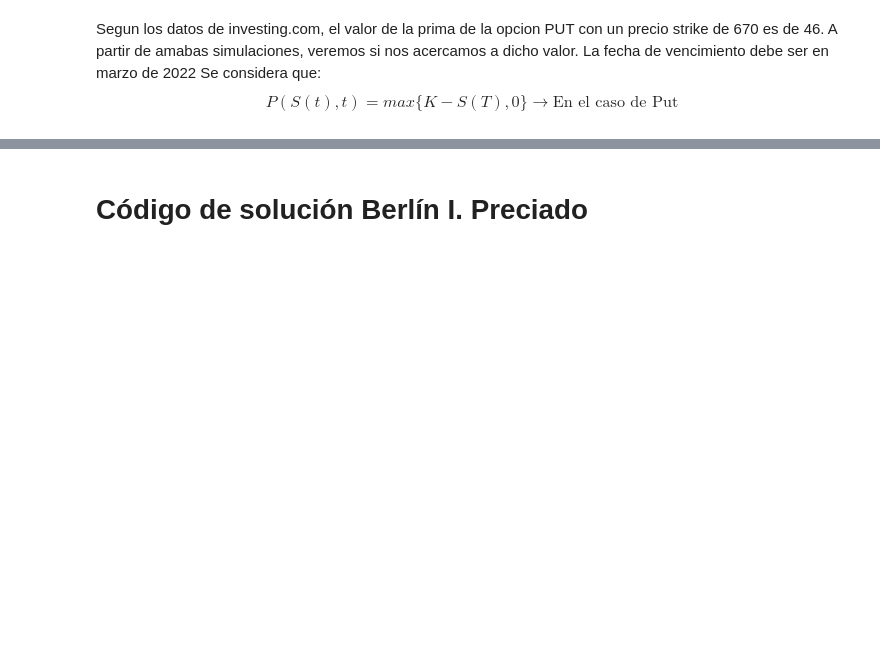
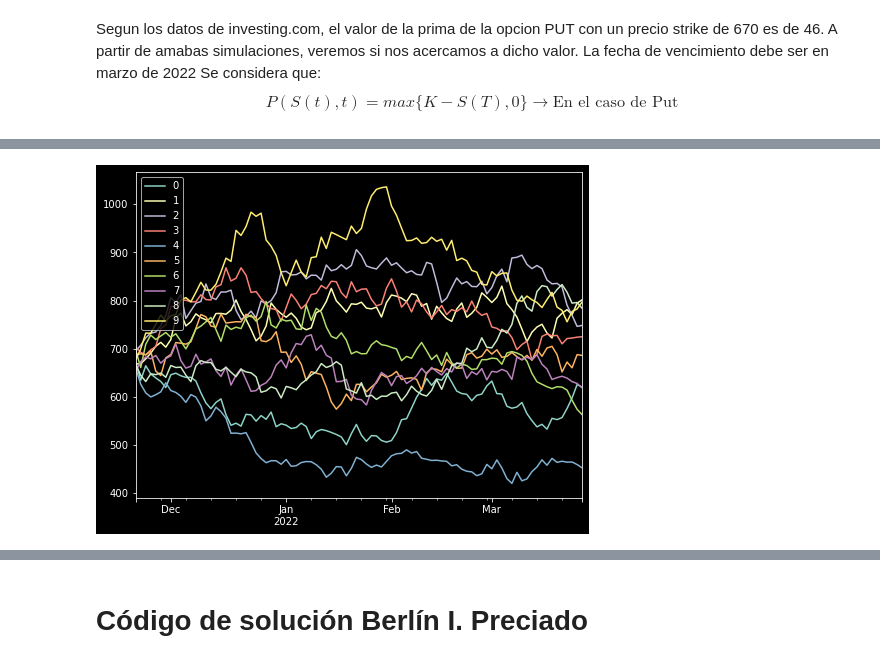
Before and after one commit to CuauhtemocCC/Tarea8_CCORRALES_BIPRECIADO, a Jupyter notebook: Tarea8_CCorrales_BIPreciado.ipynb, the cells around one changed output, grey strips where cells are left out. Cells and saved outputs as stored; diff of their text form; code cells hidden in the pictures; blank space fills up the shorter version.

```diff
--- a/Tarea8_CCorrales_BIPreciado.ipynb
+++ b/Tarea8_CCorrales_BIPreciado.ipynb
@@ -205,0 +220,16 @@ Name: 2022-03-25 00:00:00, dtype: float64
+# %%
+# La tasa libre de riesgo de EUA a 1 año es de 0.18%
+r = 0.0018/360 # Tasa diaria
+# %%
+# Se establecen las fechas futuras y el numero de escenarios
+today = pd.Timestamp(date.today())
+expiry = pd.to_datetime('2022-03-25')
+nscen = 10
+dates = pd.date_range(start=today, end = expiry, freq='B')
+ndays = len(dates)
+# %%
+# Simulacion de los precios
+sim_ret = pd.DataFrame(sigma*np.random.randn(ndays,nscen)+r, index=dates)
+S0 = closes_aapl.iloc[-1,0]  # Condición inicial del precio a simular
+sim_closes = S0*np.exp(sim_ret.cumsum())
+sim_closes.head()
@@ -205,0 +244,5 @@ Name: 2022-03-25 00:00:00, dtype: float64
+# %%
+# Graficas de las simulaciones (Caminata Aleatoria)
+sim_closes.plot(figsize=(8,6));
+# %% [output]
+[figure, added]
```
Also changed, not shown: parts of 34 cells of this notebook.
